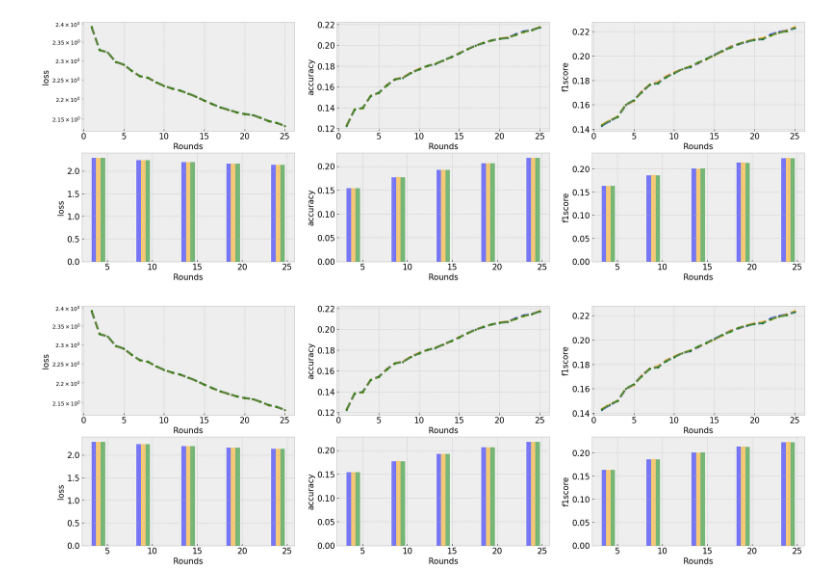
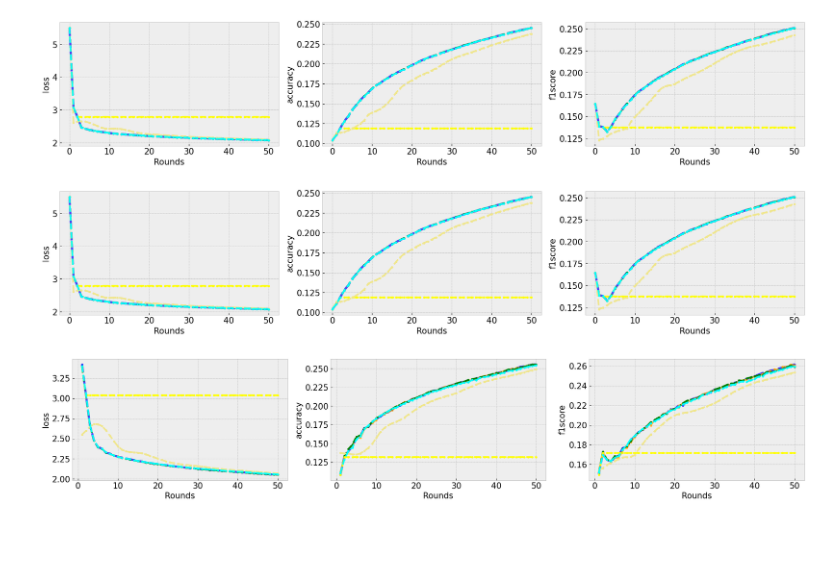
Before and after one commit to TaehwanY98/Fed-Ref, a Jupyter notebook: 2.Cinic10.ipynb, the cells around one changed output. Drawn from its saved outputs; the diff is of its cells as text; code cells hidden in the pictures; blank space fills up the shorter version.

```diff
--- a/2.Cinic10.ipynb
+++ b/2.Cinic10.ipynb
@@ -65,36 +126,66 @@ def ploting(fedavg, fedprox, fedref, title="MNIST Classification", metric=["loss
 # %%
-n = 26
+n = 51
 thresholds=[i for i in range(5, n, 5)]
+seeds = [2024, 2025, 2026, 2027, 2028, 2029]
+
 TYPE="fedavg"
-root_dir = f"Result/{TYPE}/degrade0.2"
-fedavg = pd.read_csv(root_dir+"/fedavg_cinic10_lda1.0_p2.csv")
+fedavg = newDataFrame(seeds, TYPE, degraded=0.2)
+# print(fedavg["dataframe"]["accuracy"]-fedavg["variances"]["accuracy"])
 TYPE="fedprox"
-root_dir = f"Result/{TYPE}/degrade0.2"
-fedprox = pd.read_csv(root_dir+"/fedprox_cinic10_lda1.0_p2.csv")
+fedprox = newDataFrame(seeds, TYPE, degraded=0.2)
 TYPE="fedopt"
-root_dir = f"Result/{TYPE}/degrade0.2"
-fedopt = pd.read_csv(root_dir+"/fedopt_cinic10_lda1.0_p2.csv")
-# TYPE="adabest"
+fedopt = newDataFrame(seeds, TYPE, degraded=0.2)
+TYPE="adabest"
+adabest = newDataFrame(seeds, TYPE, degraded=0.2)
+TYPE="fedeve"
+fedeve = newDataFrame(seeds, TYPE, degraded=0.2)
+TYPE="afedpd"
+afedpd= newDataFrame(seeds, TYPE, degraded=0.2)
+
+# TYPE="fedref"
 # root_dir = f"Result/{TYPE}/degrade0.2"
-# adabest = pd.read_csv(root_dir+"/adabest_cinic10_lda0.1_p4.csv")
-# TYPE="fedeve"
-# root_dir = f"Result/{TYPE}/degrade0.2"
-# fedeve = pd.read_csv(root_dir+"/fedeve_cinic10_lda0.1_p4.csv")
-# TYPE="afedpd"
-# root_dir = f"Result/{TYPE}/degrade0.2"
-# afedpd = pd.read_csv(root_dir+"/afedpd_cinic10_lda0.1_p4.csv")
 
-TYPE="fedref"
-root_dir = f"Result/{TYPE}/degrade0.2"
-
-fedref = [{**fedopt.to_dict("series"), **{"label":"fedopt(η:0.01, β1:0.9, β2:0.99, τ:1e-4)"}},
-    #       {**adabest.to_dict("series"), **{"label":"adabest(α:0.1 , β:1.0)"}},
-    #       {**fedeve.to_dict("series"), **{"label":"fedeve(β:0.9, μ:0.01, ρ:0.9)"}},
-    #       {**afedpd.to_dict("series"), **{"label":"afedpd(μ : 0.1)"}},
+fedref = [fedopt,
+          adabest,
+          fedeve,
+          afedpd,
     # {**pd.read_csv(root_dir+"/fedavg/fedref_cinic10_lda0.1_p4.csv").to_dict("series"), **{"label":"fedref(λ:0.01, ρ:4) Client: avg"}},
     # {**pd.read_csv(root_dir+"/fedprox/fedref_cinic10_lda0.1_p4.csv").to_dict("series"), **{"label":"fedref(λ:0.01, ρ:4) Cient: prox"}},
     ]
-ploting(fedavg, fedprox, fedref, title="CINIC-10 Classification", metric=["loss", "accuracy", "f1score"], num=n, thresholds=thresholds, start=1)
+
+newploting(fedavg, fedprox, fedref, title="CINIC-10 Classification", metric=["loss", "accuracy", "f1score"], num=n, thresholds=thresholds, start=0, legend=False)
 # %% [output]
-[figure, old version]
+[figure, new version]
-[figure, old version]
+[figure, new version]
+# %%
+n = 51
+thresholds=[i for i in range(5, n, 5)]
+seeds = [2024, 2025, 2026, 2027, 2028, 2029]
+
+TYPE="fedavg"
+fedavg = newDataFrame(seeds, TYPE, degraded=0.4)
+# print(fedavg["dataframe"]["accuracy"]-fedavg["variances"]["accuracy"])
+TYPE="fedprox"
+fedprox = newDataFrame(seeds, TYPE, degraded=0.4)
+TYPE="fedopt"
+fedopt = newDataFrame(seeds, TYPE, degraded=0.4)
+TYPE="adabest"
+adabest = newDataFrame(seeds, TYPE, degraded=0.4)
+TYPE="fedeve"
+fedeve = newDataFrame(seeds, TYPE, degraded=0.4)
+TYPE="afedpd"
+afedpd= newDataFrame(seeds, TYPE, degraded=0.4)
+
+# TYPE="fedref"
+# root_dir = f"Result/{TYPE}/degrade0.2"
+
+fedref = [fedopt,
+          adabest,
+          fedeve,
+          afedpd,
+    # {**pd.read_csv(root_dir+"/fedavg/fedref_cinic10_lda0.1_p4.csv").to_dict("series"), **{"label":"fedref(λ:0.01, ρ:4) Client: avg"}},
+    # {**pd.read_csv(root_dir+"/fedprox/fedref_cinic10_lda0.1_p4.csv").to_dict("series"), **{"label":"fedref(λ:0.01, ρ:4) Cient: prox"}},
+    ]
+newploting(fedavg, fedprox, fedref, title="CINIC-10 Classification", metric=["loss", "accuracy", "f1score"], num=n, thresholds=thresholds, start=1, legend=False)
+# %% [output]
+[figure, added]
```
Also changed, not shown: parts of 6 cells of this notebook, 6 other files.
